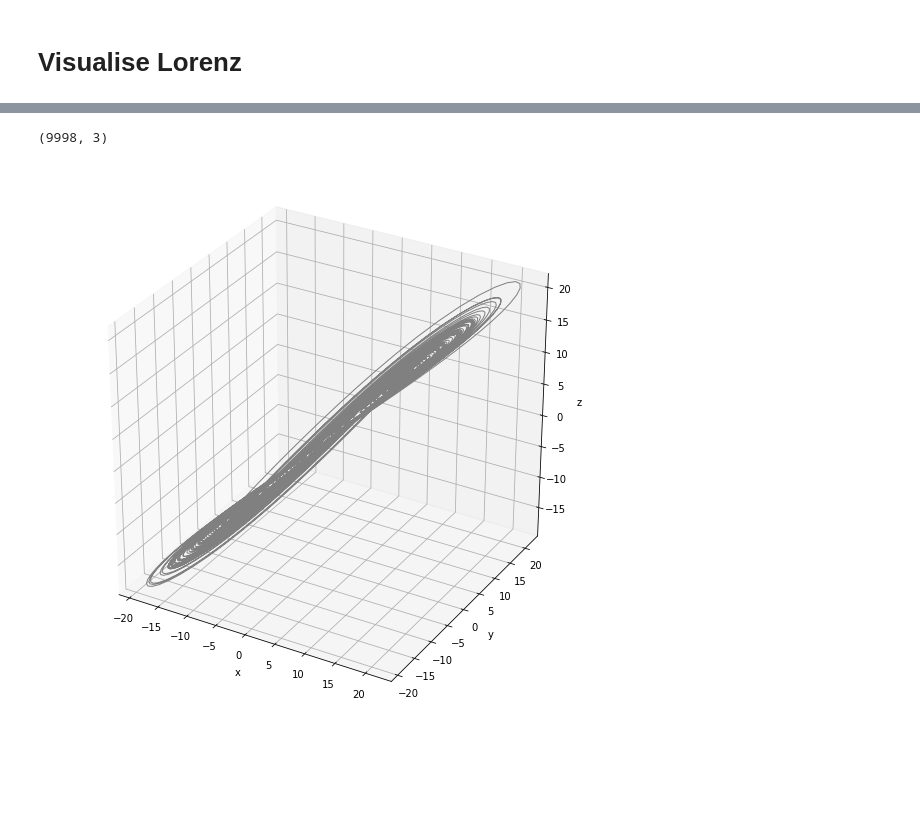
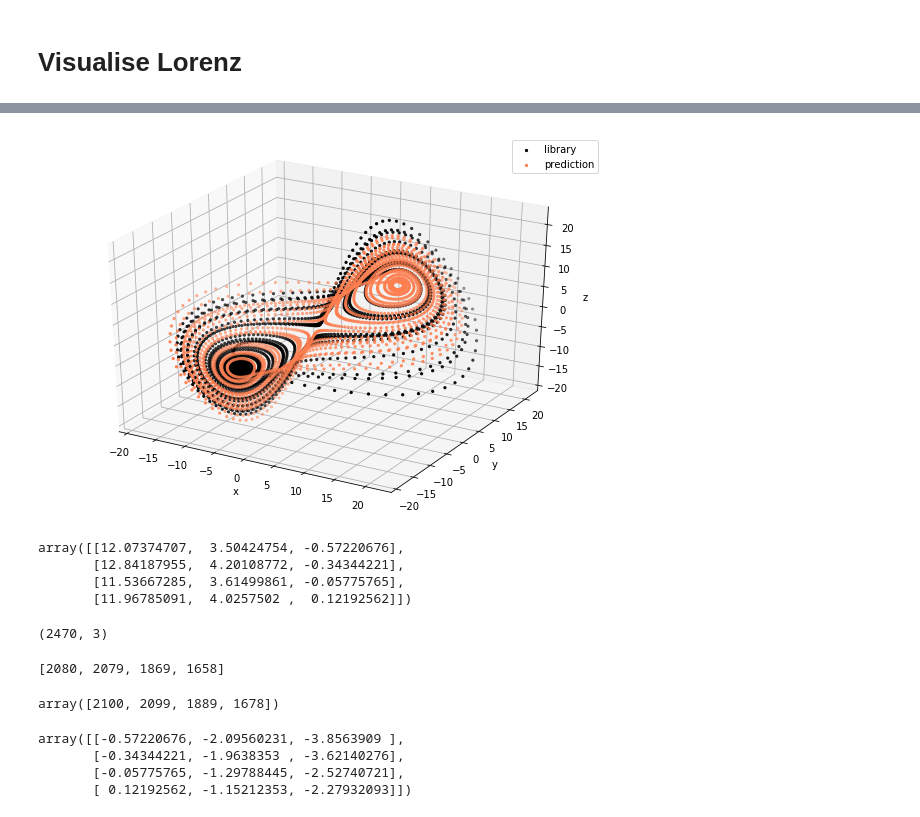
Before and after one commit to dafishcode/empirical_dynamic_modelling, a Jupyter notebook: CCM_run.ipynb, the cells around one changed output, grey strips where cells are left out. Drawn from its saved outputs; the diff is of its cells as text; code cells hidden in the pictures; blank space fills up the shorter version.

```diff
--- a/CCM_run.ipynb
+++ b/CCM_run.ipynb
@@ -78,0 +122,4 @@ embed = lfn.takens_embed(m, tau, xs) #embed data
+# %%
+# Find tau
+
+tau = 10
@@ -78,0 +129,3 @@ embed = lfn.takens_embed(m, tau, xs) #embed data
+# %%
+data = xs
+E = 3
@@ -78,0 +139,18 @@ embed = lfn.takens_embed(m, tau, xs) #embed data
+# %%
+# Build manifold with given E and tau
+lib_m = lfn.takens_embed(E, tau, lib)
+pred_m = lfn.takens_embed(E, tau, pred)
+
+#Visualise
+fig = plt.figure(figsize = (10,7))
+ax = fig.add_subplot(111, projection='3d')
+ax.scatter3D(emb_lib[:,0],emb_lib[:,1], emb_lib[:,2], s=5, c = 'k', label = 'library')
+ax.scatter3D(emb_pred[:,0],emb_pred[:,1], emb_pred[:,2], s=5, c = 'coral', label = 'prediction')
+
+ax.legend()
+ax.set_xlabel("x")
+ax.set_ylabel("y")
+ax.set_zlabel("z")
+plt.show()
+# %% [output]
+[figure, added]
@@ -79,15 +167,30 @@ embed = lfn.takens_embed(m, tau, xs) #embed data
+# %%
+# Loop in time and predict
+t = 1
+
+emb_lib[nn_ind]
+# %% [output]
+array([[12.07374707,  3.50424754, -0.57220676],
+       [12.84187955,  4.20108772, -0.34344221],
+       [11.53667285,  3.61499861, -0.05775765],
+       [11.96785091,  4.0257502 ,  0.12192562]])
 # %%
-embed.shape
+emb_lib.shape
 # %% [output]
-(9998, 3)
+(2470, 3)
-# %%
-
-# Visualise
-ax = plt.figure(figsize = (10,10)).add_subplot(projection='3d')
-ax.plot(embed[:,2], embed[:,1],embed[:,0], lw=1, c = 'grey')
-ax.set_xlabel("x")
-ax.set_ylabel("y")
-ax.set_zlabel("z")
-plt.show()
-# %% [output]
-[figure, removed]
+# %%
+nn_ind
+# %% [output]
+[2080, 2079, 1869, 1658]
+# %%
+new_nn_ind = np.array(nn_ind) + t #find indeces of neighbours in the future for prediction
+new_nn_ind
+# %% [output]
+array([2100, 2099, 1889, 1678])
+# %%
+emb_lib[new_nn_ind]
+# %% [output]
+array([[-0.57220676, -2.09560231, -3.8563909 ],
+       [-0.34344221, -1.9638353 , -3.62140276],
+       [-0.05775765, -1.29788445, -2.52740721],
+       [ 0.12192562, -1.15212353, -2.27932093]])
```
Also changed, not shown: parts of 22 cells of this notebook.
